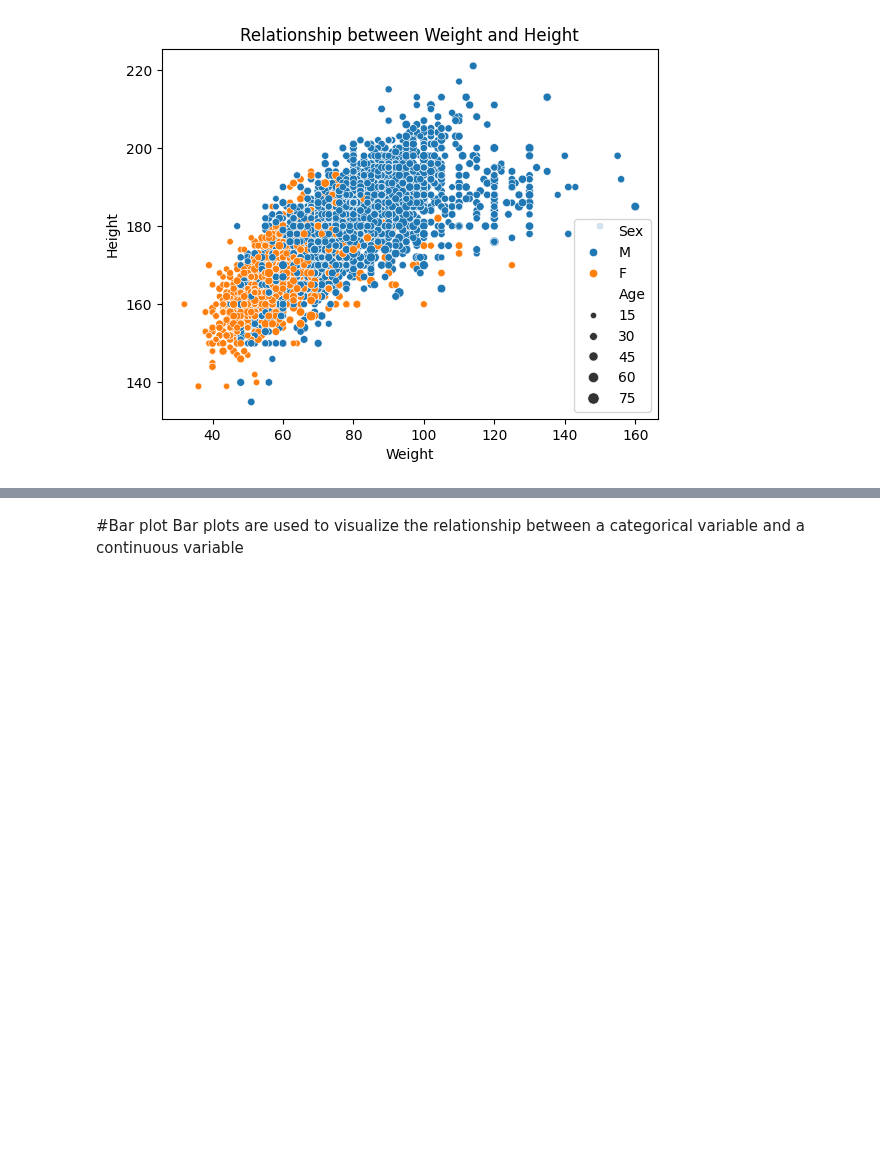
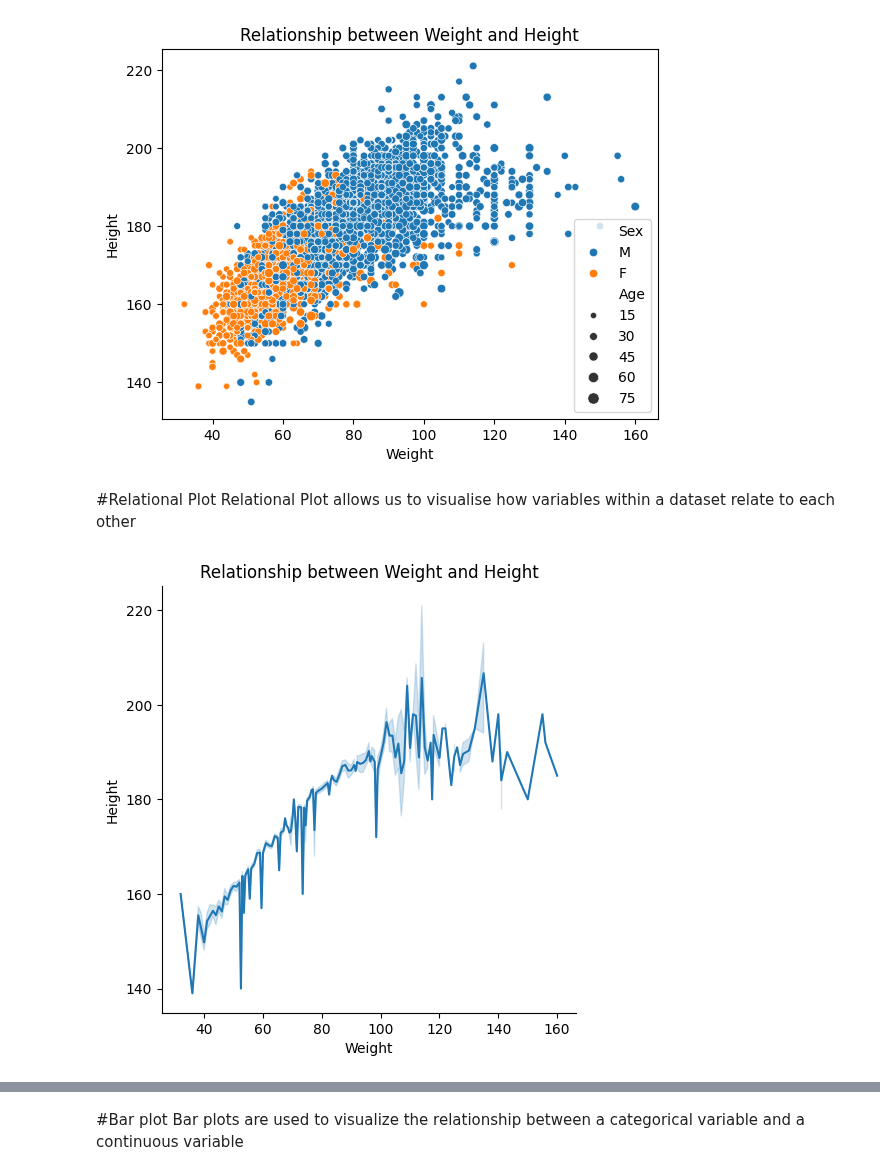
Before and after one commit to kjeyaram-orcl/DataScience, a Jupyter notebook: DataVisualization/dv_practise1.ipynb, the cells around one changed output, grey strips where cells are left out. Saved outputs shown, nothing was run; the diff lists cells and outputs as text; code cells hidden in the pictures; blank space fills up the shorter version.

```diff
--- a/DataVisualization/dv_practise1.ipynb
+++ b/DataVisualization/dv_practise1.ipynb
@@ -16,3 +16,18 @@ plt.title("Relationship between Weight and Height")
 plt.show()
 # %% [output]
 [figure]
+# %% [markdown]
+#Relational Plot
+Relational Plot allows us to visualise how variables within a dataset relate to each other
+# %%
+import seaborn as sns
+import pandas as pd
+import matplotlib.pyplot as plt
+
+ds = pd.read_csv('/content/athlete_events.csv')
+#print(ds.head(5))
+sns.relplot(x='Weight',y='Height', kind ="line", data =ds)
+plt.title("Relationship between Weight and Height")
+plt.show()
+# %% [output]
+[figure, added]
```
Also changed, not shown: parts of 5 cells of this notebook.
